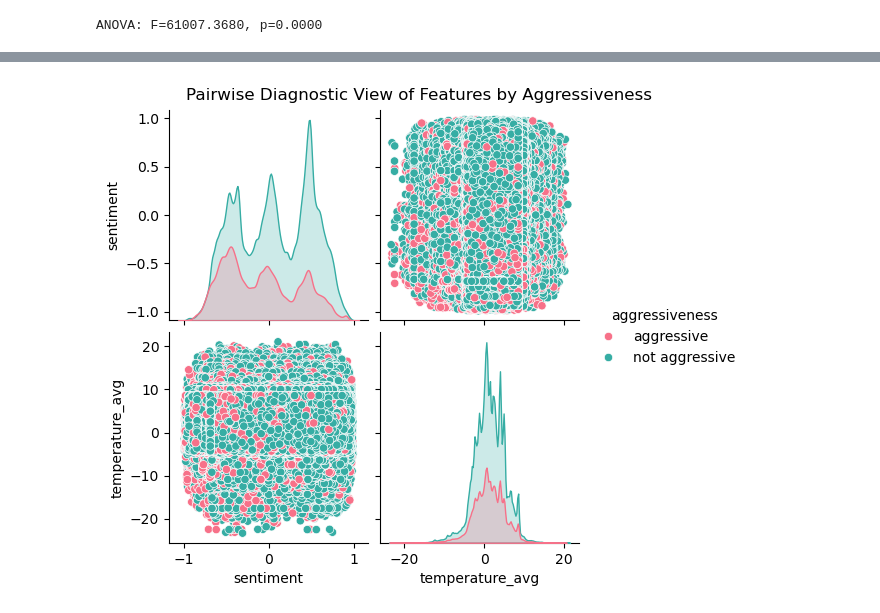
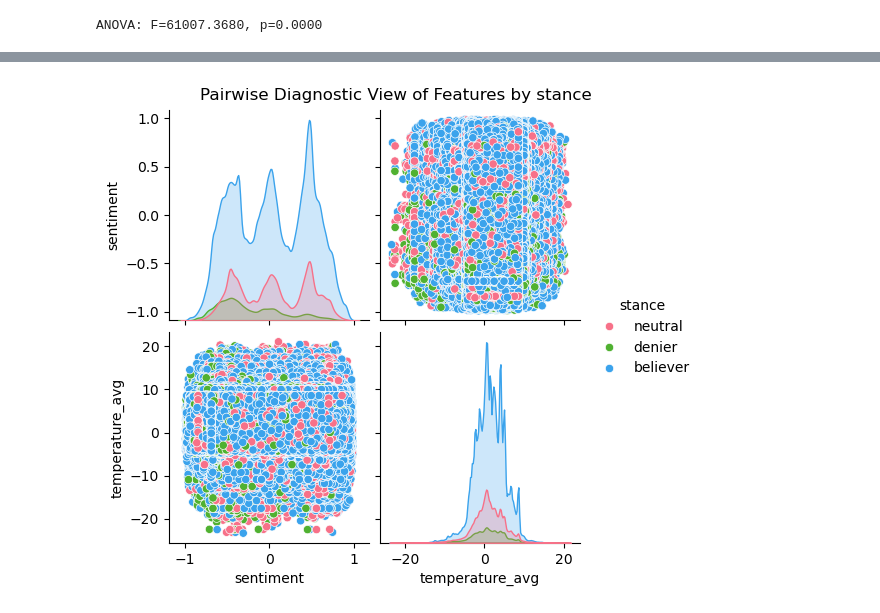
Before and after one commit to gbengacruz/data-analytics-python, a Jupyter notebook: BDA.ipynb, the cells around one changed output, grey strips where cells are left out. Cells and saved outputs as stored; diff of their text form; code cells hidden in the pictures.

```diff
--- a/BDA.ipynb
+++ b/BDA.ipynb
@@ -12,7 +7,7 @@ import seaborn as sns
 import missingno as msno
 
 # Load the dataset
-df = pd.read_csv("The Climate Change Twitter Dataset.csv")
+df = pd.read_csv("/content/The Climate Change Twitter Dataset.csv")
 
 # Display first 5 rows
 print("First 5 rows of the dataset:")
@@ -95,8 +91,9 @@ dtype: int64
 [figure]
 # %%
 # Drop rows with missing values for key predictive features
-df_cleaned = df[['lng','lat','sentiment', 'temperature_avg', 'gender', 'stance', 'topic', 'aggressiveness']].dropna()
+df_cleaned = df[['id','created_at','lng','lat','sentiment', 'temperature_avg', 'gender', 'stance', 'topic', 'aggressiveness']].dropna()
 print("First 5 rows of the dataset:")
+df_cleaned['created_at'] = pd.to_datetime(df_cleaned['created_at'], errors='coerce')
 display(df_cleaned.head())
 # %% [output]
 First 5 rows of the dataset:
@@ -607,7 +685,7 @@ plt.show()
 # %%
-#Pairplot with Hue by Aggressiveness - Visualize pairwise feature relationships, colored by target class.
-sns.pairplot(df_cleaned, vars=['sentiment', 'temperature_avg'], hue='aggressiveness', palette='husl')
-plt.suptitle('Pairwise Diagnostic View of Features by Aggressiveness', y=1.02)
+#Pairplot with Hue by stance - Visualize pairwise feature relationships, colored by target class.
+sns.pairplot(df_cleaned, vars=['sentiment', 'temperature_avg'], hue='stance', palette='husl')
+plt.suptitle('Pairwise Diagnostic View of Features by stance', y=1.02)
 plt.show()
 # %% [output]
-[figure, old version]
+[figure, new version]
```
Also changed, not shown: parts of 26 cells of this notebook, 1 other file.
